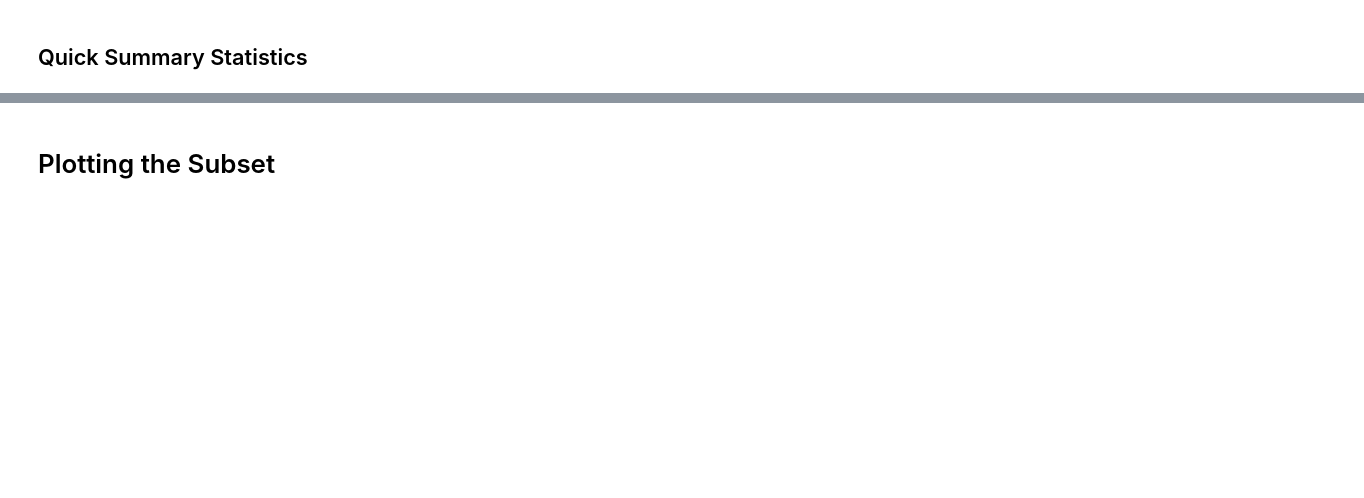
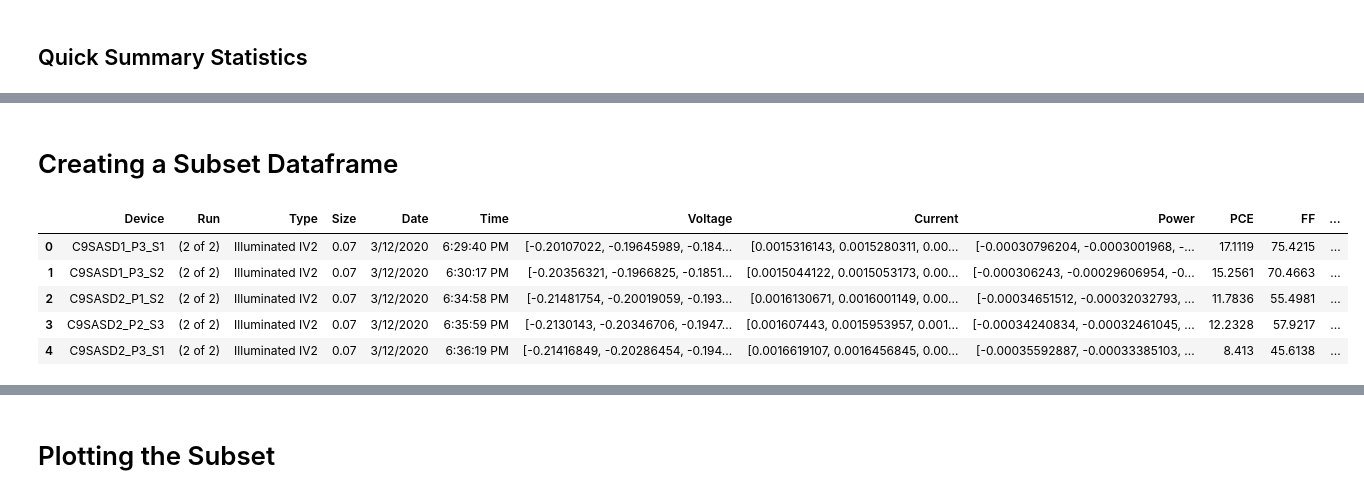
Before and after one commit to fenning-research-group/Python-Utilities, a Jupyter notebook: FrgTools/Example Notebooks/Tracer JV Processing/JV_Plotter.ipynb, the cells around one changed output, grey strips where cells are left out. Saved outputs shown, nothing was run; the diff lists cells and outputs as text; code cells hidden in the pictures; blank space fills up the shorter version.

Commit message:
added some extra data to play with

```diff
--- a/FrgTools/Example Notebooks/Tracer JV Processing/JV_Plotter.ipynb
+++ b/FrgTools/Example Notebooks/Tracer JV Processing/JV_Plotter.ipynb
@@ -28,3 +32,0 @@ Files in 'Data':
-# %%
-data = jv.load_tracer(fids[0])
-df = pd.DataFrame(data)
@@ -45,0 +103,14 @@ dfc = dfc[
+# %%
+for n in range(0, col,3):
+    Tracer.at[n/3,'Voltage_string']=df[n][12:].values.tolist()
+
+for n in range(1, col,3):
+    Tracer.at[(n-1)/3,'Current_string']=df[n][12:].values.tolist()
+
+for n in range(2, col,3):
+    Tracer.at[(n-2)/3,'Power_string']=df[n][12:].values.tolist()
+
+#removing dark curves
+Tracer=Tracer.dropna(subset=['Run'], how='any')
+Tracer.reset_index(drop=True, inplace=True)
+row1, col1 = Tracer.shape
@@ -153,0 +190,41 @@ g = g.map(plt.scatter, "jsc", 'voc')
+# %% [markdown]
+# Creating a Subset Dataframe
+# %%
+# Filtering out nonsensical FF
+Tracer = Tracer[Tracer['FF'] < 100]
+
+# Filtering out failed devices
+Tracer = Tracer[Tracer['PCE'] > 5]
+
+# Filtering out bugged curves (manual entry)
+Tracer = Tracer[Tracer.Device != 'C5SASD1_P3_S1']
+Tracer = Tracer[Tracer.Device != 'C9SASD2_P2_S2']
+Tracer = Tracer[Tracer.Device != 'C9EASD1_P3_S1']
+Tracer = Tracer[Tracer.Device != 'C5EASD1_P2_S1']
+Tracer = Tracer[Tracer.Device != 'C9SASD1_P2_S1']
+Tracer = Tracer[Tracer.Device != 'C5SASD2_P3_S1']
+Tracer = Tracer[Tracer.Device != 'C9SASD2_P1_S1']
+
+# Reseting index in master dataframe for clarity
+Tracer.reset_index(drop=True, inplace=True)
+
+# plotting a subset of experiment
+filter_1 = "9"
+filter_2 = "SASD"
+filter_3 = "2" #scan direction , depends on measurement setting
+
+
+df_filter1 = Tracer[Tracer.Device.str.contains(filter_1)]
+df_filter2 = df_filter1[df_filter1.Device.str.contains(filter_2)]
+df_filter3 = df_filter2[df_filter2.Type.str.contains(filter_3)]
+df_filter3.reset_index(drop=True, inplace=True)
+
+# observing your dataset before plotting
+df_filter3.head()
+# %% [output]
+|  | Device | Run | Type | Size | Date | Time | Voltage | Current | Power | PCE | FF | ... |
+| 0 | C9SASD1_P3_S1 | (2 of 2) | Illuminated IV2 | 0.07 | 3/12/2020 | 6:29:40 PM | [-0.20107022, -0.19645989, -0.184... | [0.0015316143, 0.0015280311, 0.00... | [-0.00030796204, -0.0003001968, -... | 17.1119 | 75.4215 | ... |
+| 1 | C9SASD1_P3_S2 | (2 of 2) | Illuminated IV2 | 0.07 | 3/12/2020 | 6:30:17 PM | [-0.20356321, -0.1966825, -0.1851... | [0.0015044122, 0.0015053173, 0.00... | [-0.000306243, -0.00029606954, -0... | 15.2561 | 70.4663 | ... |
+| 2 | C9SASD2_P1_S2 | (2 of 2) | Illuminated IV2 | 0.07 | 3/12/2020 | 6:34:58 PM | [-0.21481754, -0.20019059, -0.193... | [0.0016130671, 0.0016001149, 0.00... | [-0.00034651512, -0.00032032793, ... | 11.7836 | 55.4981 | ... |
+| 3 | C9SASD2_P2_S3 | (2 of 2) | Illuminated IV2 | 0.07 | 3/12/2020 | 6:35:59 PM | [-0.2130143, -0.20346706, -0.1947... | [0.001607443, 0.0015953957, 0.001... | [-0.00034240834, -0.00032461045, ... | 12.2328 | 57.9217 | ... |
+| 4 | C9SASD2_P3_S1 | (2 of 2) | Illuminated IV2 | 0.07 | 3/12/2020 | 6:36:19 PM | [-0.21416849, -0.20286454, -0.194... | [0.0016619107, 0.0016456845, 0.00... | [-0.00035592887, -0.00033385103, ... | 8.413 | 45.6138 | ... |
```
Also changed, not shown: parts of 36 cells of this notebook, 16 other files.
